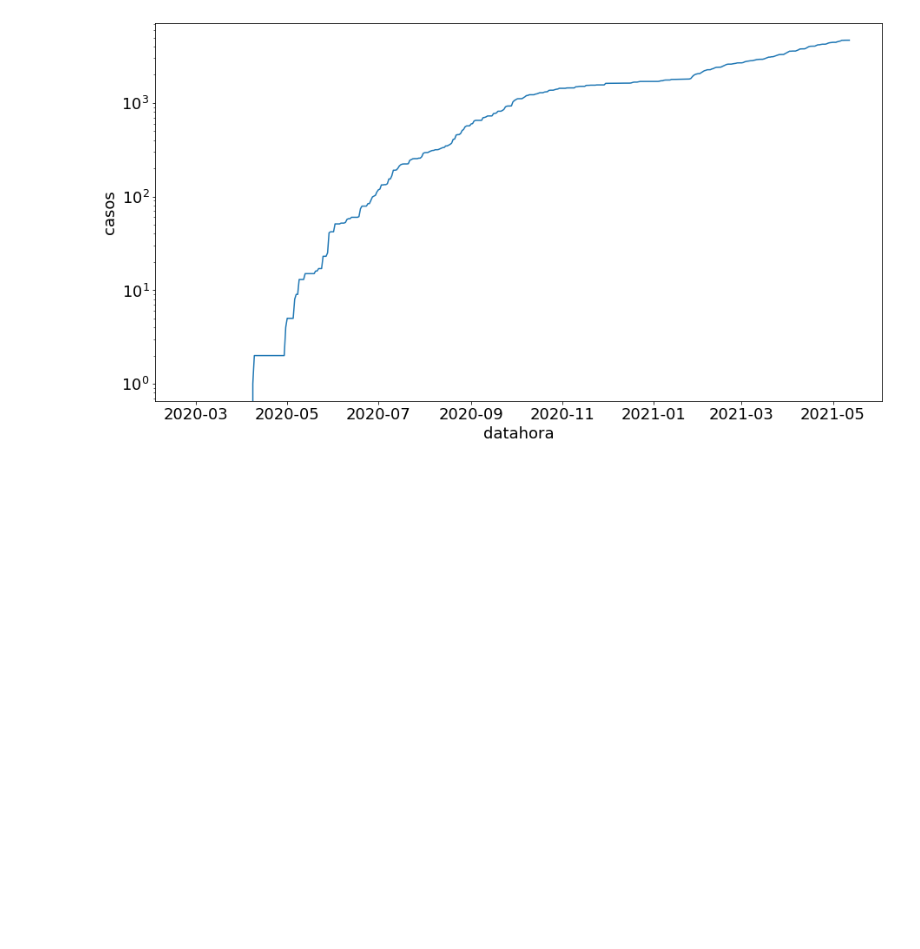
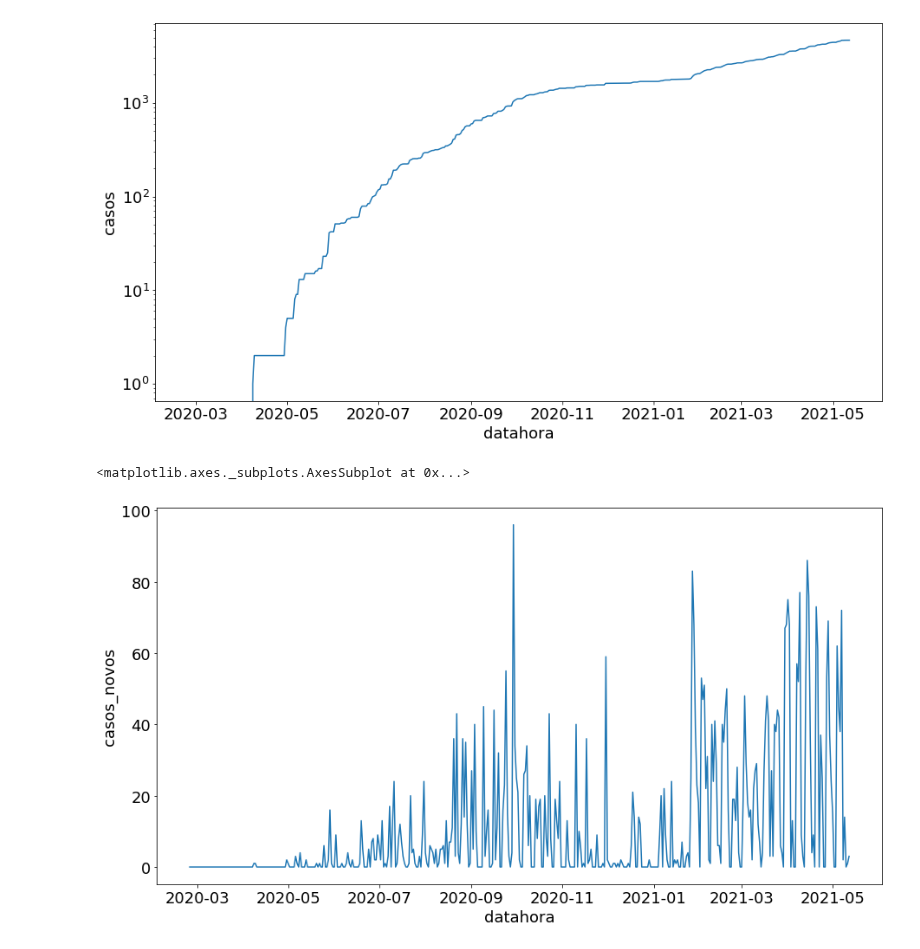
Before and after one commit to arturcgs/bootcamp-data-science-aplicada3, a Jupyter notebook: Aulas/Módulo_3.ipynb, the cells around one changed output. Cells and saved outputs as stored; diff of their text form; code cells hidden in the pictures; blank space fills up the shorter version.

```diff
--- a/Aulas/Módulo_3.ipynb
+++ b/Aulas/Módulo_3.ipynb
@@ -55,3 +56,9 @@ sns.lineplot(x='datahora', y='casos', data=dados_mococa)
 mpl.pyplot.yscale('log')
 # %% [output]
 [figure]
+# %%
+#Plotando o gráfico de casos novos de Mococa
+sns.lineplot(x='datahora', y='casos_novos', data=dados_mococa)
+# %% [output]
+<matplotlib.axes._subplots.AxesSubplot at 0x...>
+[figure, added]
```
Also changed, not shown: parts of 11 cells of this notebook.
